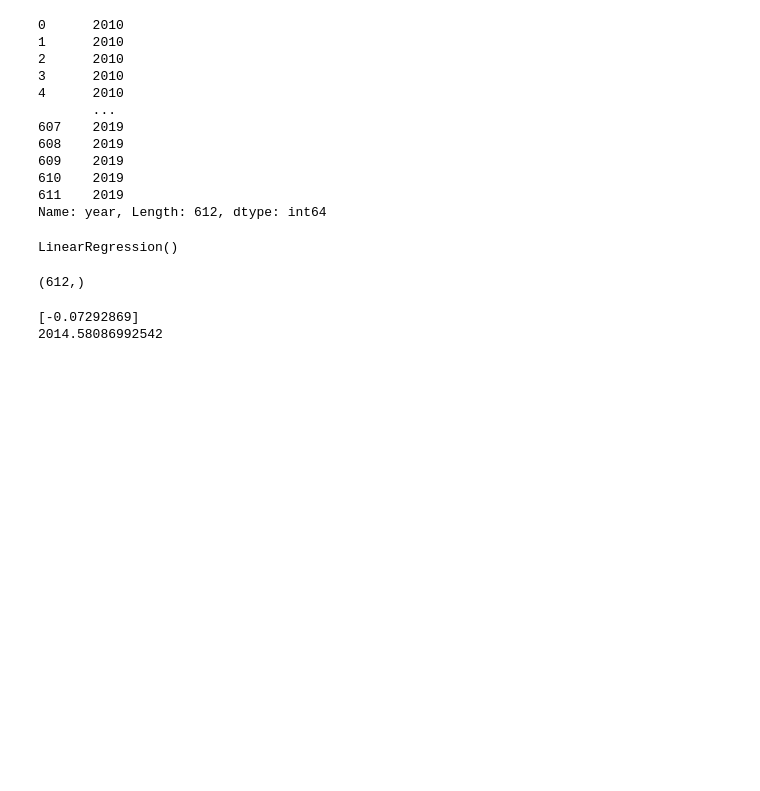
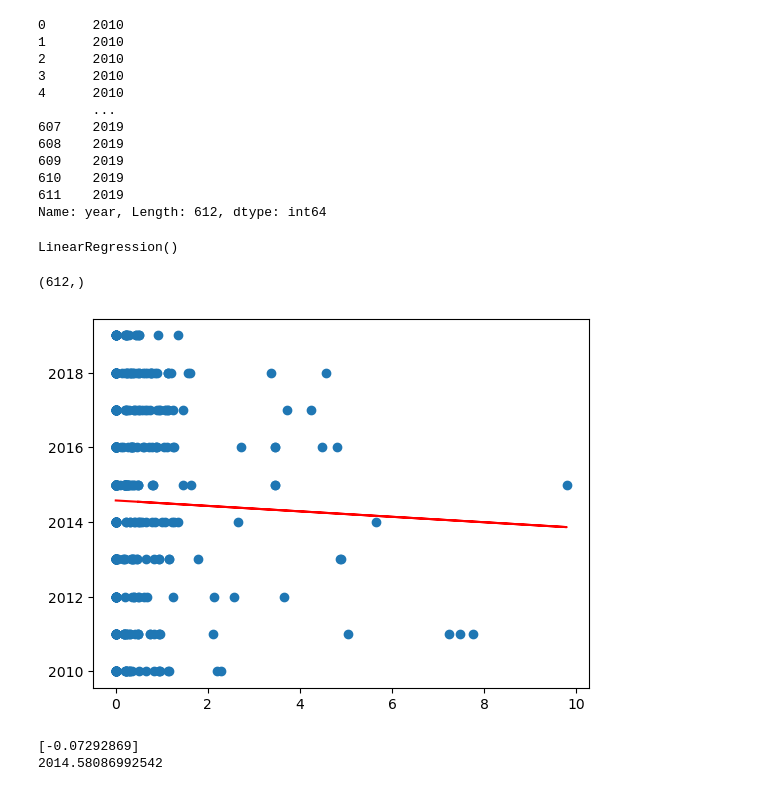
Before and after one commit to CBrew913/music_analysis_project, a Jupyter notebook: ML_Regression.ipynb, the cells around one changed output. Cells and saved outputs as stored; diff of their text form; code cells hidden in the pictures; blank space fills up the shorter version.

```diff
--- a/ML_Regression.ipynb
+++ b/ML_Regression.ipynb
@@ -103,6 +110,12 @@ y_pred = model.predict(X)
 print(y_pred.shape)
 # %% [output]
 (612,)
+# %%
+plt.scatter(X, y)
+plt.plot(X, y_pred, color='red')
+plt.show()
+# %% [output]
+[figure, added]
 # %%
 print(model.coef_)
 print(model.intercept_)
```
Also changed, not shown: parts of 1 cell of this notebook.
